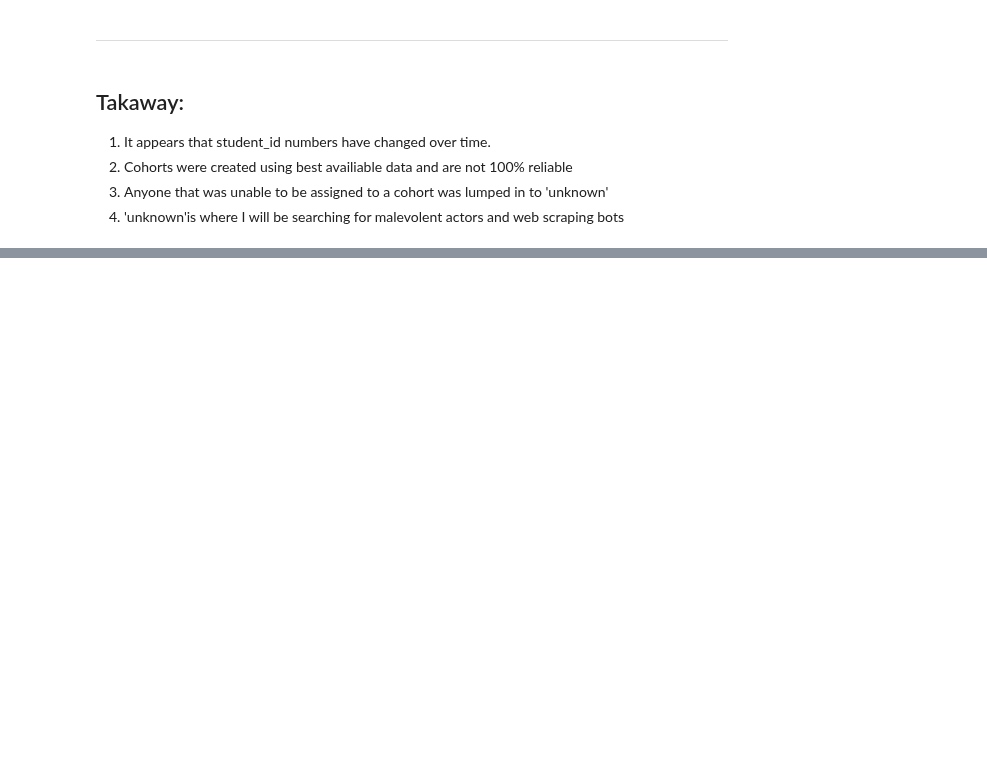
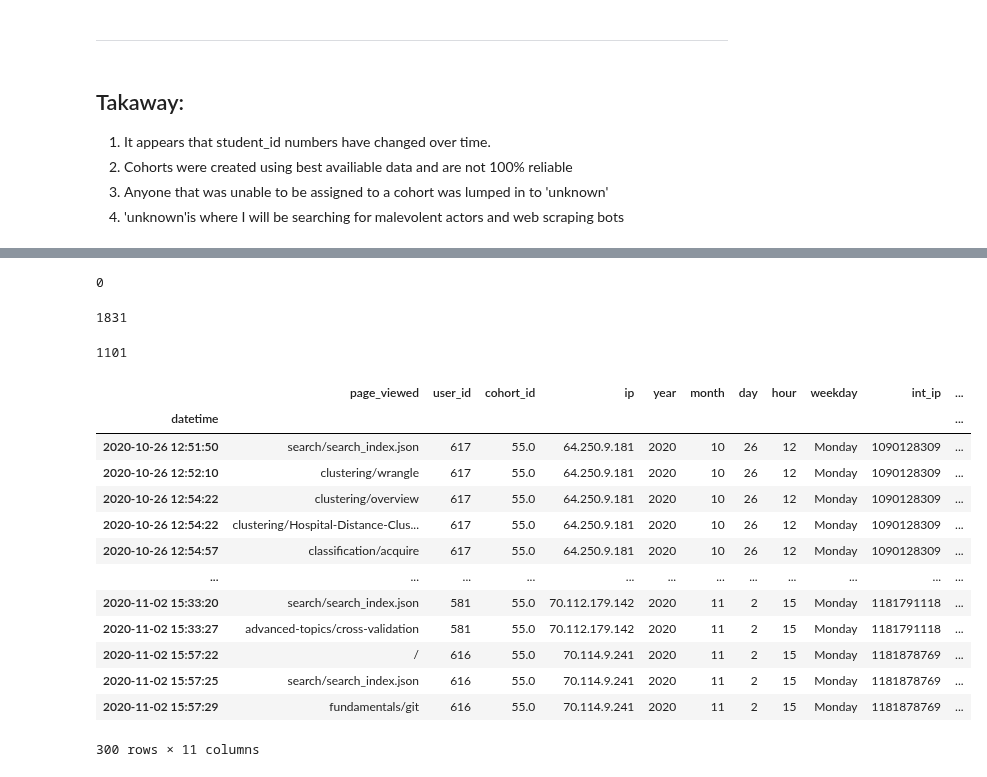
Before and after one commit to CSolitaire/anomaly-detection-exercises, a Jupyter notebook: anomaly_detection_mini_project.ipynb, the cells around one changed output, grey strips where cells are left out. Drawn from its saved outputs; the diff is of its cells as text; code cells hidden in the pictures; blank space fills up the shorter version.

```diff
--- a/anomaly_detection_mini_project.ipynb
+++ b/anomaly_detection_mini_project.ipynb
@@ -411,0 +483,31 @@ explore.cohort_id(df, year, month, day, hour)
+# %%
+ds.page_viewed.str.contains('advancedtopics').sum()
+# %% [output]
+0
+# %%
+
+ds.page_viewed.str.contains('advanced').sum() | ds.page_viewed.str.contains('topics').sum()
+# %% [output]
+1831
+# %%
+ds.page_viewed.str.contains('distributed').sum()
+# %% [output]
+1101
+# %%
+curie = ds[ds.cohort_id_int == 'Curie']
+curie.tail(300)
+# %% [output]
+|  | page_viewed | user_id | cohort_id | ip | year | month | day | hour | weekday | int_ip | ... |
+| datetime |  |  |  |  |  |  |  |  |  |  | ... |
+| 2020-10-26 12:51:50 | search/search_index.json | 617 | 55.0 | 64.250.9.181 | 2020 | 10 | 26 | 12 | Monday | 1090128309 | ... |
+| 2020-10-26 12:52:10 | clustering/wrangle | 617 | 55.0 | 64.250.9.181 | 2020 | 10 | 26 | 12 | Monday | 1090128309 | ... |
+| 2020-10-26 12:54:22 | clustering/overview | 617 | 55.0 | 64.250.9.181 | 2020 | 10 | 26 | 12 | Monday | 1090128309 | ... |
+| 2020-10-26 12:54:22 | clustering/Hospital-Distance-Clus... | 617 | 55.0 | 64.250.9.181 | 2020 | 10 | 26 | 12 | Monday | 1090128309 | ... |
+| 2020-10-26 12:54:57 | classification/acquire | 617 | 55.0 | 64.250.9.181 | 2020 | 10 | 26 | 12 | Monday | 1090128309 | ... |
+| ... | ... | ... | ... | ... | ... | ... | ... | ... | ... | ... | ... |
+| 2020-11-02 15:33:20 | search/search_index.json | 581 | 55.0 | 70.112.179.142 | 2020 | 11 | 2 | 15 | Monday | 1181791118 | ... |
+| 2020-11-02 15:33:27 | advanced-topics/cross-validation | 581 | 55.0 | 70.112.179.142 | 2020 | 11 | 2 | 15 | Monday | 1181791118 | ... |
+| 2020-11-02 15:57:22 | / | 616 | 55.0 | 70.114.9.241 | 2020 | 11 | 2 | 15 | Monday | 1181878769 | ... |
+| 2020-11-02 15:57:25 | search/search_index.json | 616 | 55.0 | 70.114.9.241 | 2020 | 11 | 2 | 15 | Monday | 1181878769 | ... |
+| 2020-11-02 15:57:29 | fundamentals/git | 616 | 55.0 | 70.114.9.241 | 2020 | 11 | 2 | 15 | Monday | 1181878769 | ... |
+300 rows × 11 columns
```
Also changed, not shown: parts of 18 cells of this notebook.
